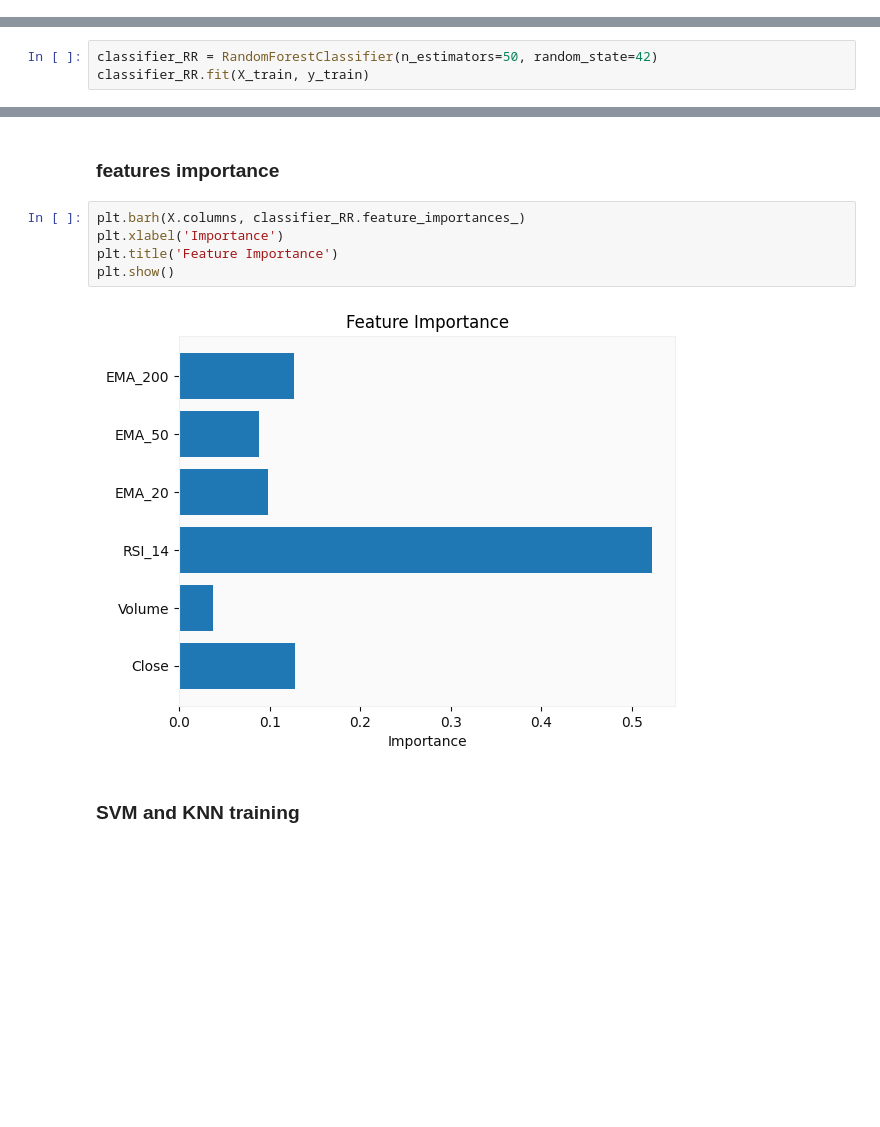
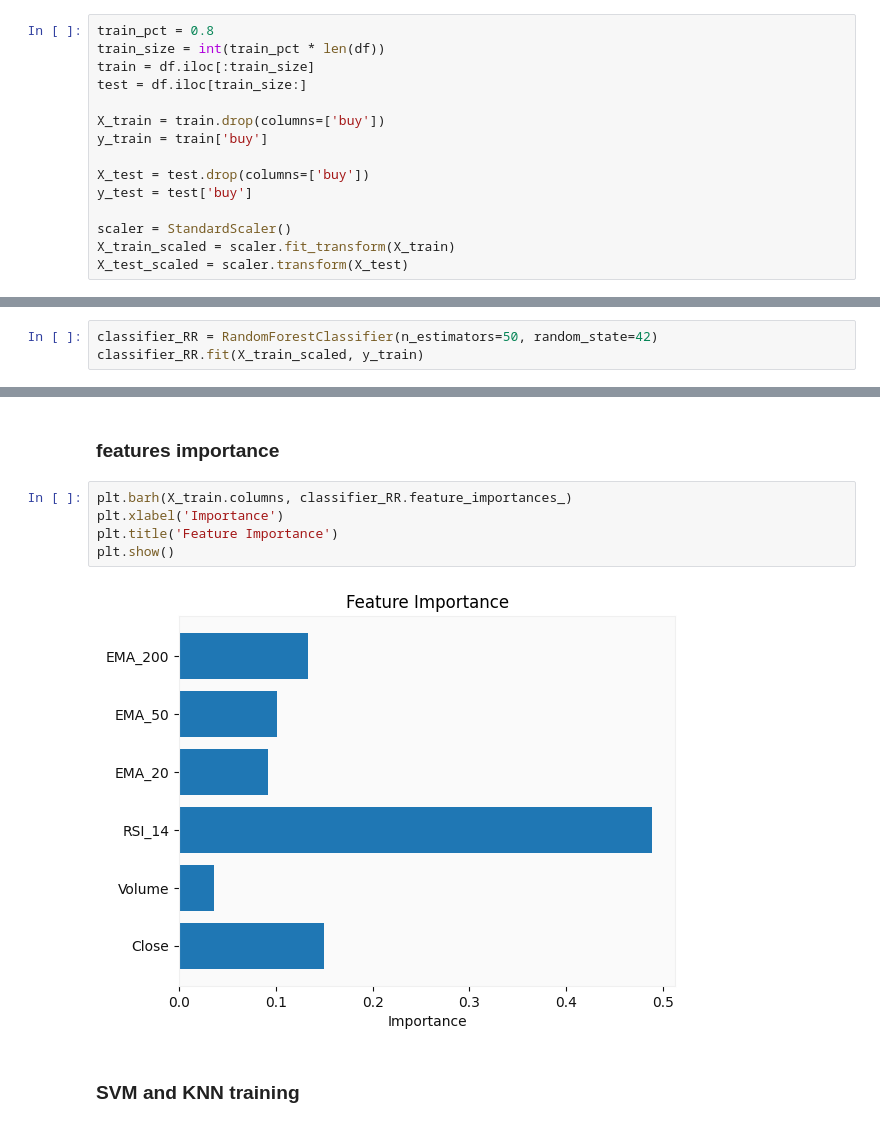
Before and after one commit to hediblk/algo-trader, a Jupyter notebook: model.ipynb, the cells around one changed output, grey strips where cells are left out. Cells and saved outputs as stored; diff of their text form; blank space fills up the shorter version.

```diff
--- a/model.ipynb
+++ b/model.ipynb
@@ -110,8 +100,23 @@ X_train, X_test, y_train, y_test = train_test_split(
+# %%
+train_pct = 0.8
+train_size = int(train_pct * len(df))
+train = df.iloc[:train_size]
+test = df.iloc[train_size:]
+
+X_train = train.drop(columns=['buy'])
+y_train = train['buy']
+
+X_test = test.drop(columns=['buy'])
+y_test = test['buy']
+
+scaler = StandardScaler()
+X_train_scaled = scaler.fit_transform(X_train)
+X_test_scaled = scaler.transform(X_test)
 # %% [markdown]
 ### Random Forest training
 # %%
 classifier_RR = RandomForestClassifier(n_estimators=50, random_state=42)
-classifier_RR.fit(X_train, y_train)
+classifier_RR.fit(X_train_scaled, y_train)
 # %% [output]
 RandomForestClassifier(n_estimators=50, random_state=42)
 # %% [markdown]
@@ -139,12 +144,12 @@ disp.plot()
 # %% [markdown]
 ### features importance
 # %%
-plt.barh(X.columns, classifier_RR.feature_importances_)
+plt.barh(X_train.columns, classifier_RR.feature_importances_)
 plt.xlabel('Importance')
 plt.title('Feature Importance')
 plt.show()
 # %% [output]
-[figure, old version]
+[figure, new version]
 # %% [markdown]
 ### SVM and KNN training
 # %%
```
Also changed, not shown: parts of 12 cells of this notebook, 1 other file.
